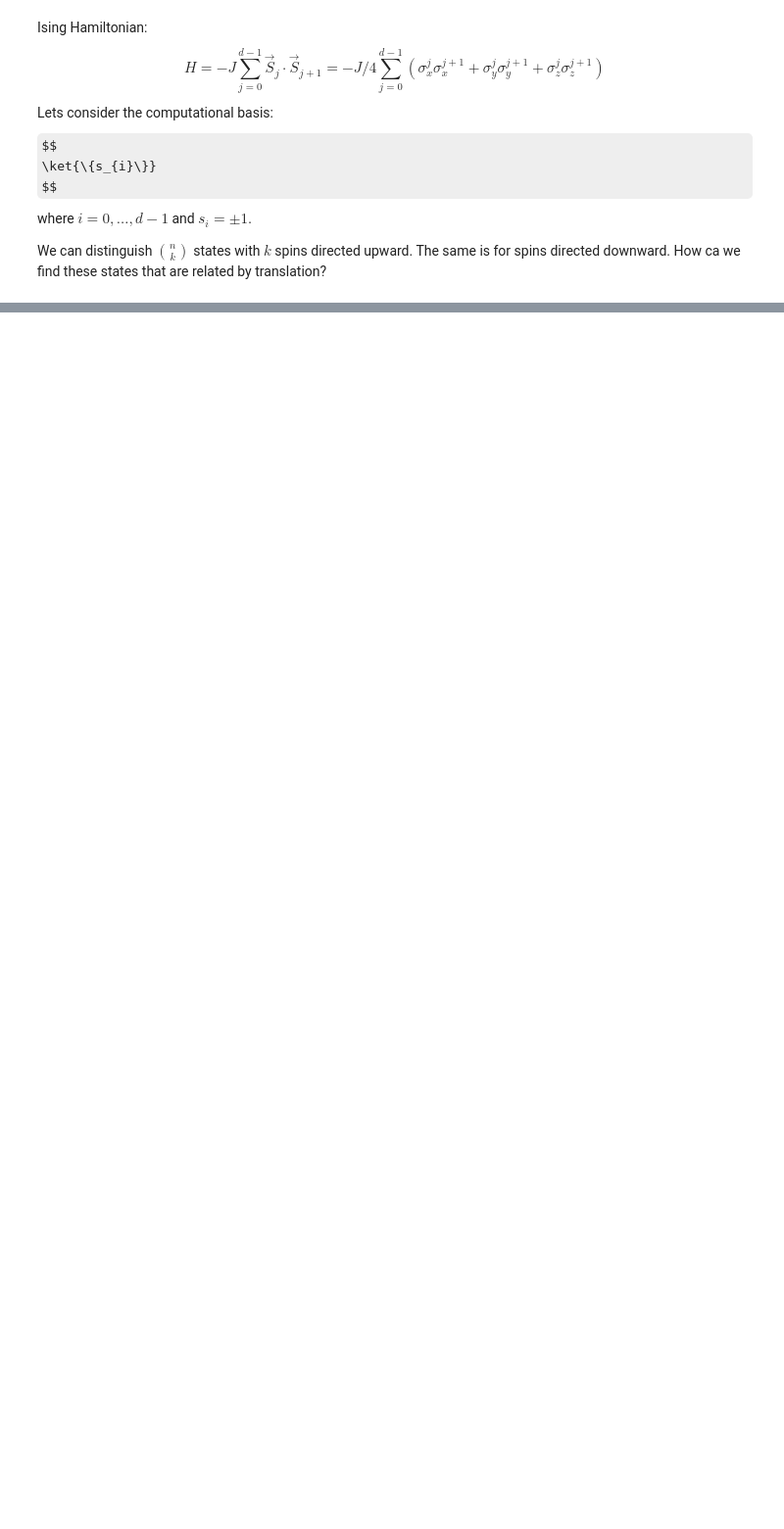
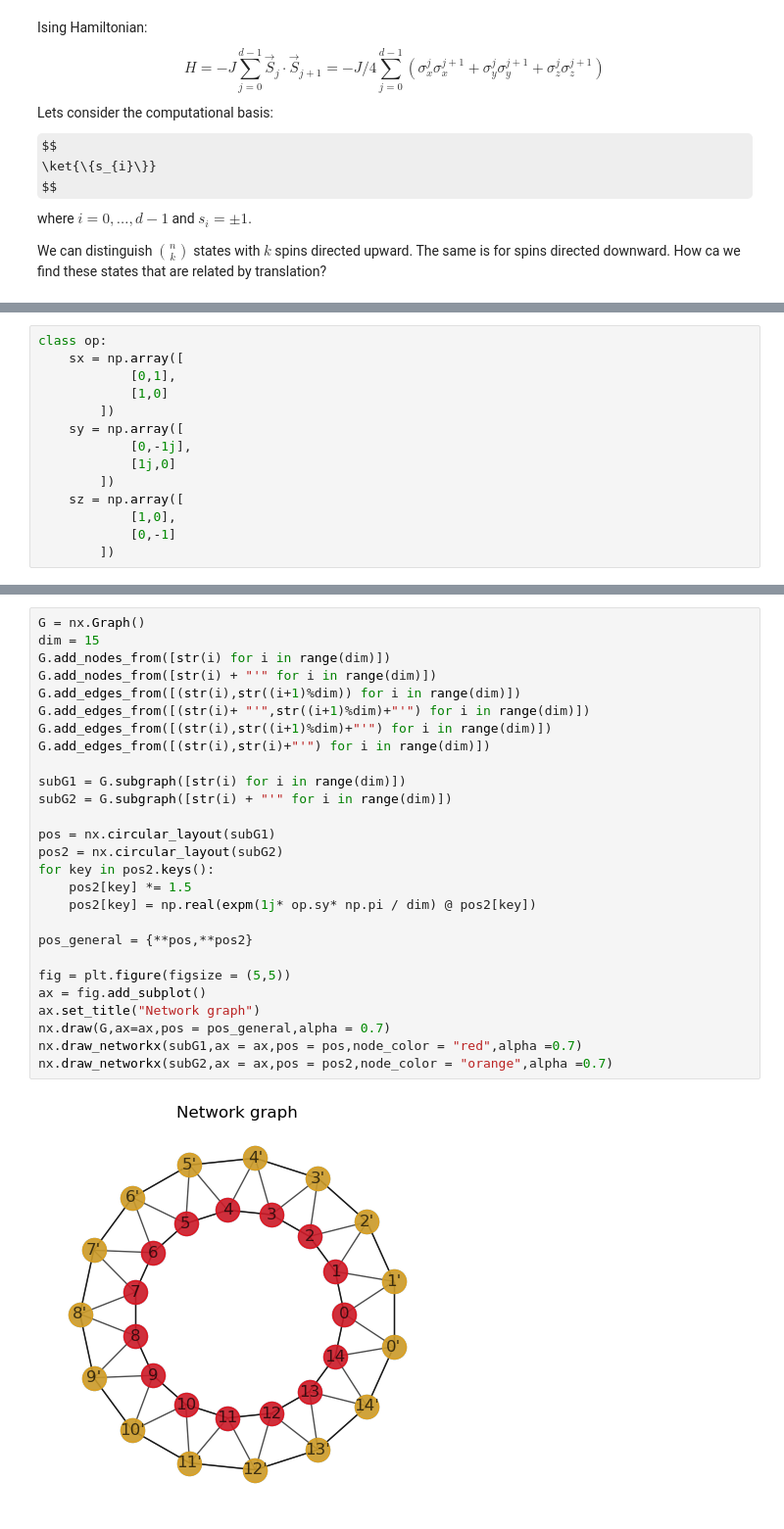
Before and after one commit to JedrekSt/PhaseTransitions, a Jupyter notebook: Ising_momentum.ipynb, the cells around one changed output, grey strips where cells are left out. Shown: that part at 98% size. Cells and saved outputs as stored; diff of their text form; some formulas as TeX source; blank space fills up the shorter version.

```diff
--- a/Ising_momentum.ipynb
+++ b/Ising_momentum.ipynb
@@ -68,0 +39,14 @@ print(sorted(tab))
+# %%
+class op:
+    sx = np.array([
+            [0,1],
+            [1,0]
+        ])
+    sy = np.array([
+            [0,-1j],
+            [1j,0]
+        ])
+    sz = np.array([
+            [1,0],
+            [0,-1]
+        ])
@@ -68,0 +170,29 @@ print(sorted(tab))
+# %%
+G = nx.Graph()
+dim = 15
+G.add_nodes_from([str(i) for i in range(dim)])
+G.add_nodes_from([str(i) + "'" for i in range(dim)])
+G.add_edges_from([(str(i),str((i+1)%dim)) for i in range(dim)])
+G.add_edges_from([(str(i)+ "'",str((i+1)%dim)+"'") for i in range(dim)])
+G.add_edges_from([(str(i),str((i+1)%dim)+"'") for i in range(dim)])
+G.add_edges_from([(str(i),str(i)+"'") for i in range(dim)])
+
+subG1 = G.subgraph([str(i) for i in range(dim)])
+subG2 = G.subgraph([str(i) + "'" for i in range(dim)])
+
+pos = nx.circular_layout(subG1)
+pos2 = nx.circular_layout(subG2)
+for key in pos2.keys():
+    pos2[key] *= 1.5
+    pos2[key] = np.real(expm(1j* op.sy* np.pi / dim) @ pos2[key])
+
+pos_general = {**pos,**pos2}
+
+fig = plt.figure(figsize = (5,5))
+ax = fig.add_subplot()
+ax.set_title("Network graph")
+nx.draw(G,ax=ax,pos = pos_general,alpha = 0.7)
+nx.draw_networkx(subG1,ax = ax,pos = pos,node_color = "red",alpha =0.7)
+nx.draw_networkx(subG2,ax = ax,pos = pos2,node_color = "orange",alpha =0.7)
+# %% [output]
+[figure, added]
```
Also changed, not shown: parts of 12 cells of this notebook, 1 other file.
